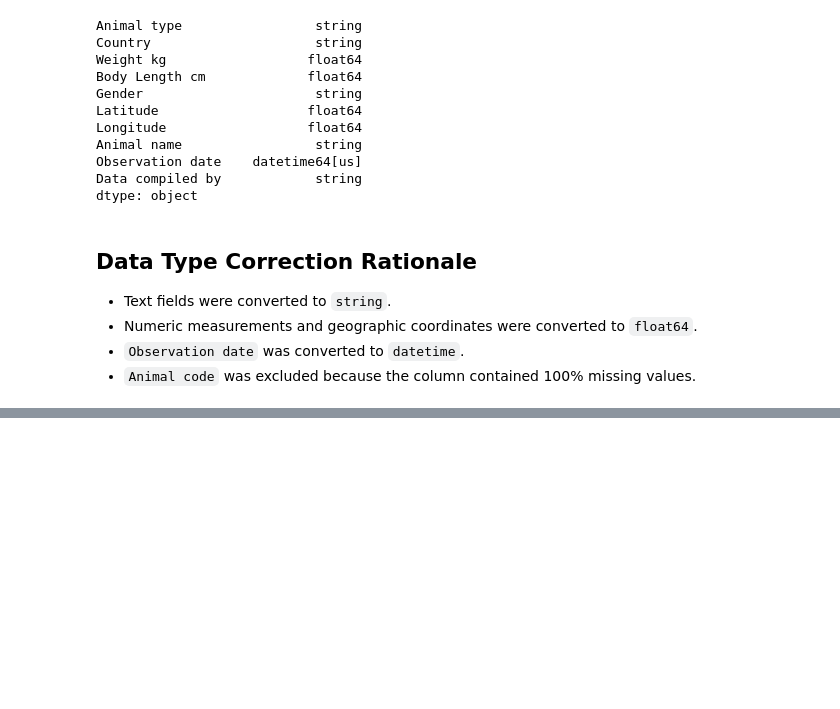
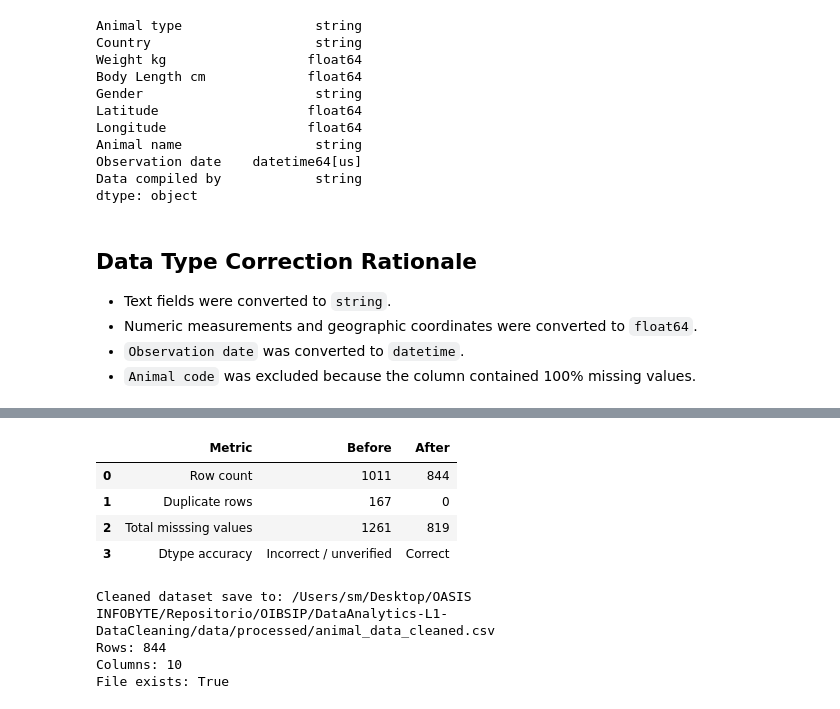
Before and after one commit to simonemedeiros/OIBSIP, a Jupyter notebook: DataAnalytics-L1-DataCleaning/notebooks/animal_data_cleaning.ipynb, the cells around one changed output, grey strips where cells are left out. Cells and saved outputs as stored; diff of their text form; code cells hidden in the pictures; blank space fills up the shorter version.

Commit message:
feat: complete data cleaning workflow

```diff
--- a/DataAnalytics-L1-DataCleaning/notebooks/animal_data_cleaning.ipynb
+++ b/DataAnalytics-L1-DataCleaning/notebooks/animal_data_cleaning.ipynb
@@ -648,0 +694,65 @@ dtype: object
+# %%
+# 34. Final Before vs. After Cleaning Summary
+
+dtype_accuracy = all([
+    str(df["Animal type"].dtype) == "string",
+    str(df["Country"].dtype) == "string",
+    str(df["Weight kg"].dtype) == "float64",
+    str(df["Body Length cm"].dtype) == "float64",
+    str(df["Gender"].dtype) == "string",
+    str(df["Latitude"].dtype) == "float64",
+    str(df["Longitude"].dtype) == "float64",
+    str(df["Animal name"].dtype) == "string",
+    str(df["Observation date"].dtype).startswith("datetime"),
+    str(df["Data compiled by"].dtype) == "string"
+])
+
+summary = pd.DataFrame({
+    "Metric": [
+        "Row count",
+        "Duplicate rows",
+        "Total missing values",
+        "Dtype accuracy"
+    ],
+    "Before": [
+        1011,
+        167,
+        1261,
+        "Incorrect / unverified"
+    ],
+    "After": [
+        len(df),
+        df.duplicated().sum(),
+        df.isnull().sum().sum(),
+        "Correct" if dtype_accuracy else "Needs review"
+    ]
+})
+
+summary
+# %% [output]
+|  | Metric | Before | After |
+| 0 | Row count | 1011 | 844 |
+| 1 | Duplicate rows | 167 | 0 |
+| 2 | Total misssing values | 1261 | 819 |
+| 3 | Dtype accuracy | Incorrect / unverified | Correct |
+# %%
+# 35. Save Cleaned Dataset
+
+OUTPUT_DIR = PROJECT_DIR / "data" / "processed"
+OUTPUT_DIR.mkdir(exist_ok = True)
+
+cleaned_file = OUTPUT_DIR / "animal_data_cleaned.csv"
+
+df.to_csv(cleaned_file, index = False)
+
+print(f"Cleaned dataset save to: {cleaned_file}")
+
+# Verify saved Dataset
+print(f"Rows: {len(df):,}")
+print(f"Columns: {len(df.columns)}")
+print(f"File exists: {cleaned_file.exists()}")
+# %% [output]
+Cleaned dataset save to: /Users/sm/Desktop/OASIS INFOBYTE/Repositorio/OIBSIP/DataAnalytics-L1-DataCleaning/data/processed/animal_data_cleaned.csv
+Rows: 844
+Columns: 10
+File exists: True
```
Also changed, not shown: parts of 1 cell of this notebook.
